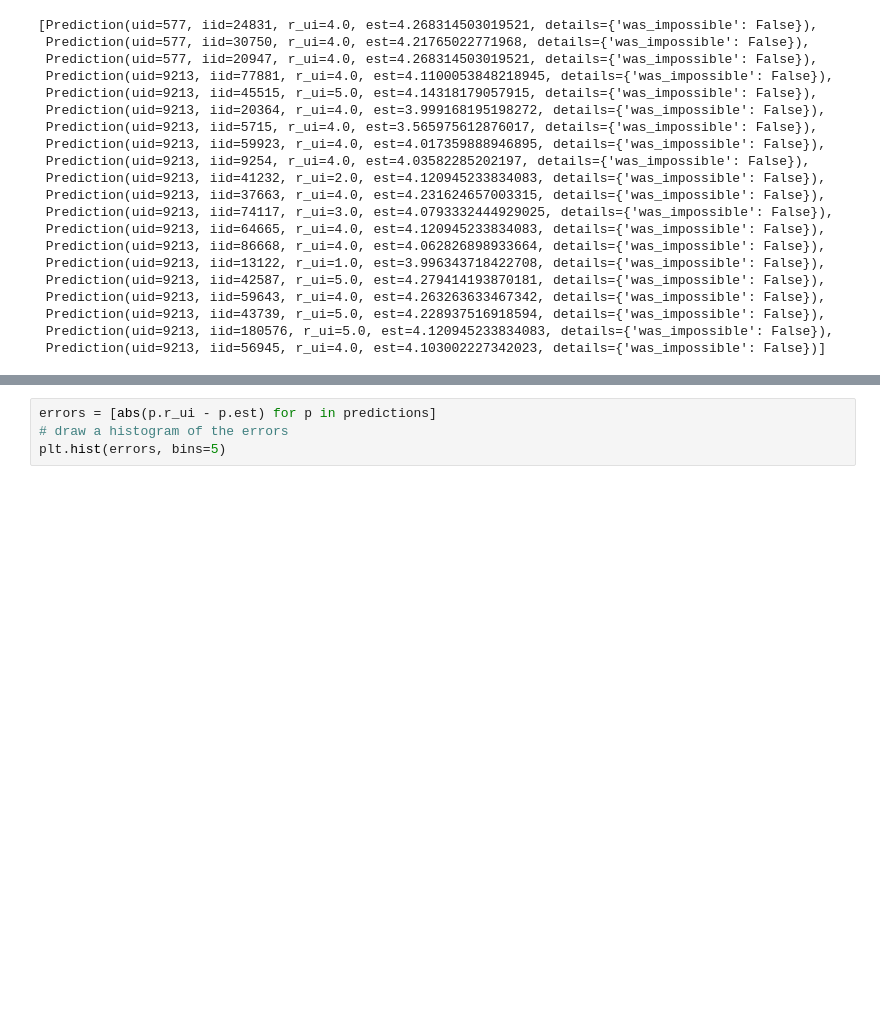
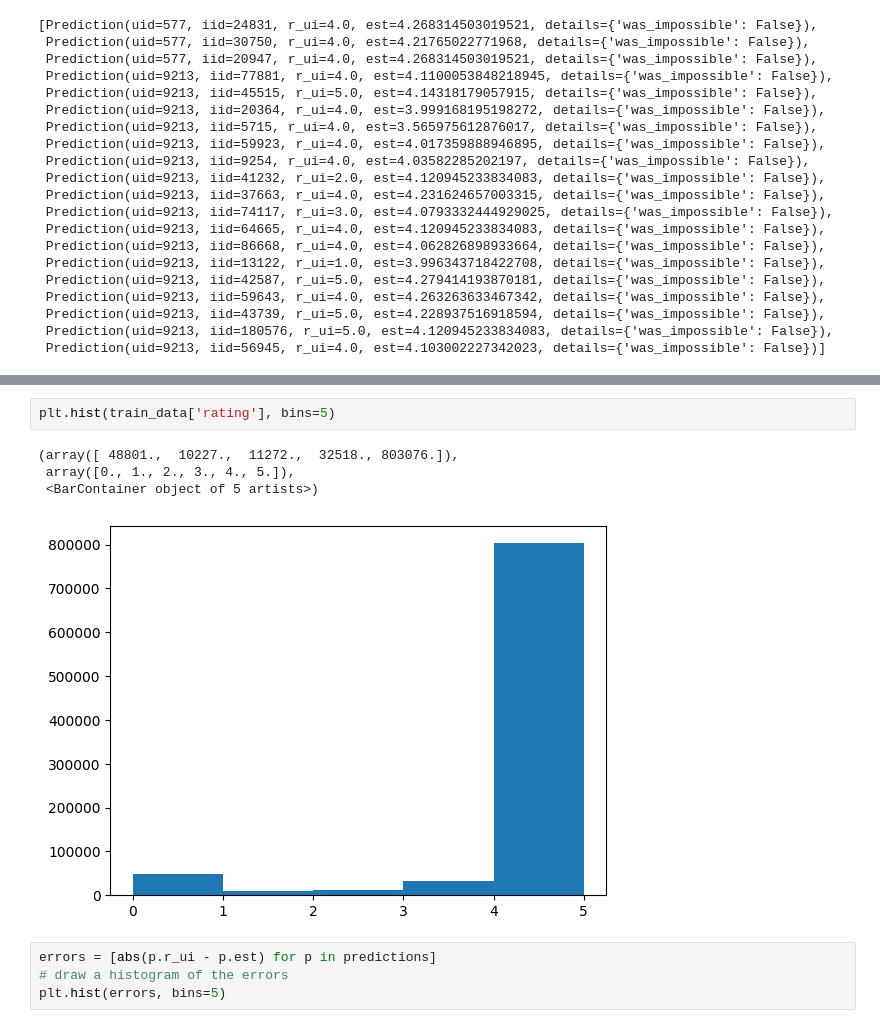
Before and after one commit to Kevin99z/cse258-project, a Jupyter notebook: latent_factor.ipynb, the cells around one changed output, grey strips where cells are left out. Drawn from its saved outputs; the diff is of its cells as text; blank space fills up the shorter version.

```diff
--- a/latent_factor.ipynb
+++ b/latent_factor.ipynb
@@ -143,3 +144,10 @@ plt.hist(valid_data['rating'], bins=5)
+# %%
+plt.hist(train_data['rating'], bins=5)
+# %% [output]
+(array([ 48801.,  10227.,  11272.,  32518., 803076.]),
+ array([0., 1., 2., 3., 4., 5.]),
+ <BarContainer object of 5 artists>)
+[figure, added]
 # %%
 errors = [abs(p.r_ui - p.est) for p in predictions]
 # draw a histogram of the errors
```
Also changed, not shown: parts of 2 cells of this notebook, 1 other file.
